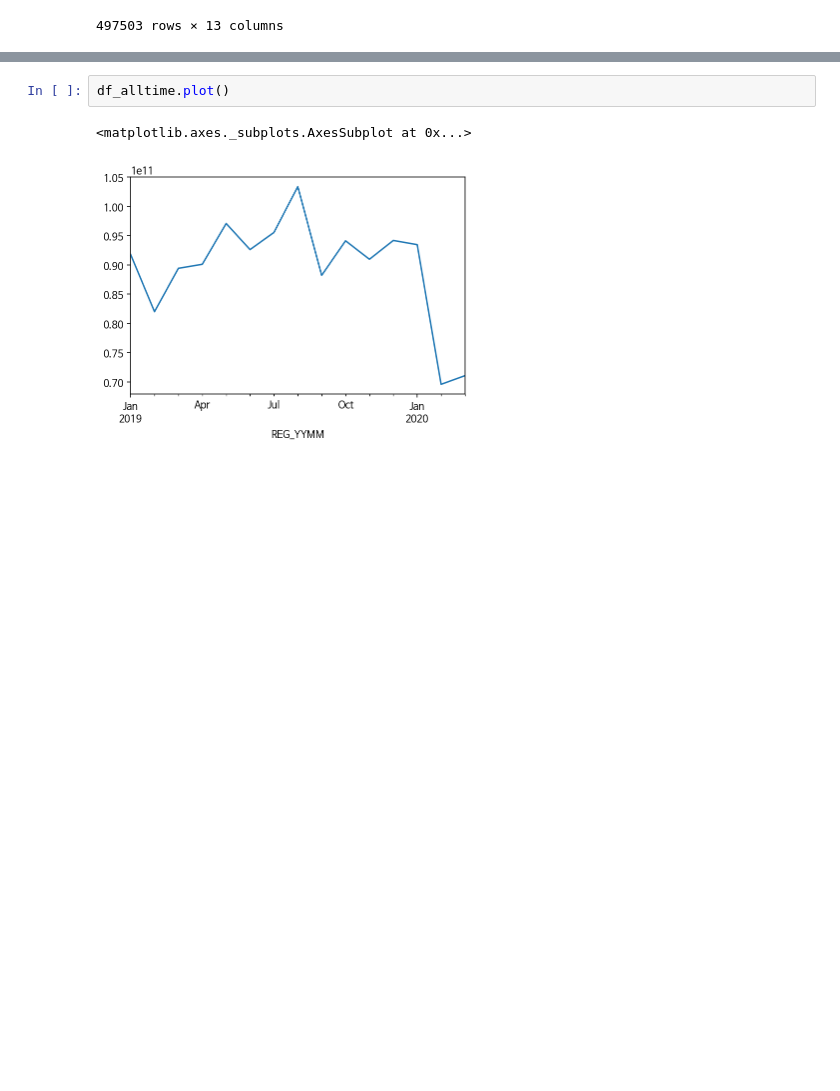
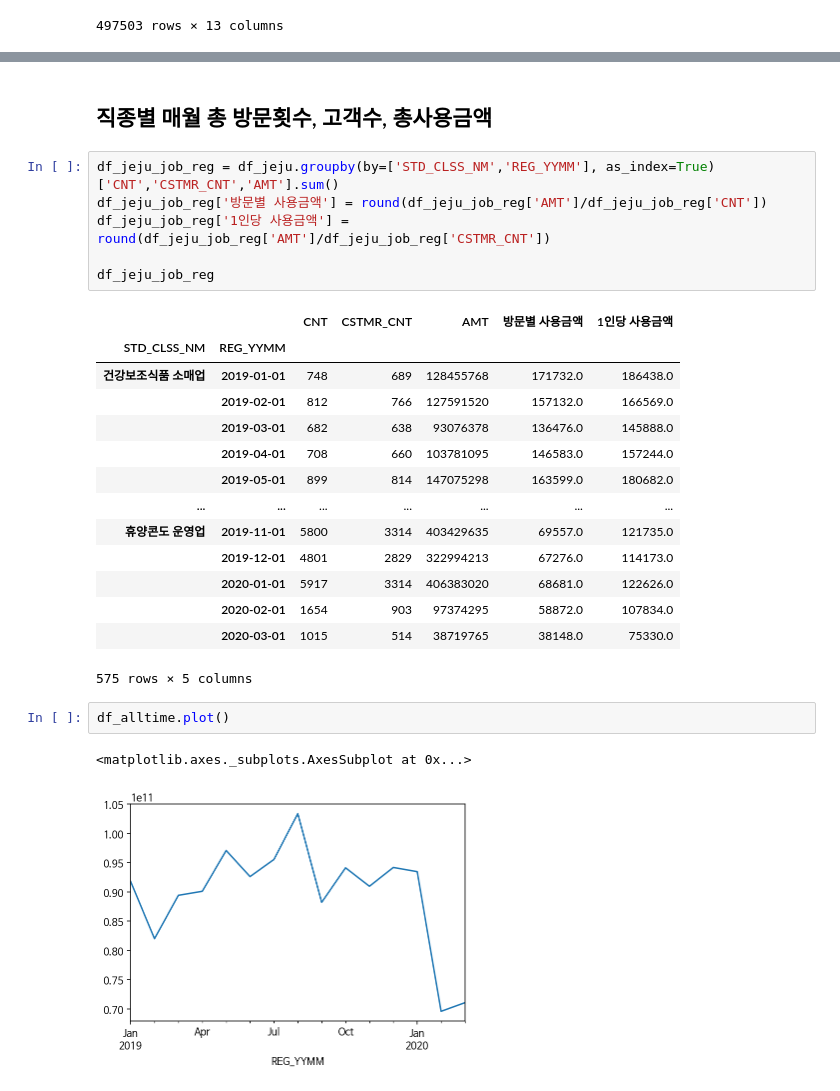
Before and after one commit to YongJinKang/Myproject, a Jupyter notebook: GroupProject/First_Project/JEJU_Visualization.ipynb, the cells around one changed output, grey strips where cells are left out. Cells and saved outputs as stored; diff of their text form; blank space fills up the shorter version.

Commit message:
jeju_upgrade

```diff
--- a/GroupProject/First_Project/JEJU_Visualization.ipynb
+++ b/GroupProject/First_Project/JEJU_Visualization.ipynb
@@ -147,3 +216,26 @@ Name: AMT, dtype: int64
+# %% [markdown]
+## 직종별 매월 총 방문횟수, 고객수, 총사용금액
+# %%
+df_jeju_job_reg = df_jeju.groupby(by=['STD_CLSS_NM','REG_YYMM'], as_index=True)['CNT','CSTMR_CNT','AMT'].sum()
+df_jeju_job_reg['방문별 사용금액'] = round(df_jeju_job_reg['AMT']/df_jeju_job_reg['CNT'])
+df_jeju_job_reg['1인당 사용금액'] = round(df_jeju_job_reg['AMT']/df_jeju_job_reg['CSTMR_CNT'])
+
+df_jeju_job_reg
+# %% [output]
+|  |  | CNT | CSTMR_CNT | AMT | 방문별 사용금액 | 1인당 사용금액 |
+| STD_CLSS_NM | REG_YYMM |  |  |  |  |  |
+| 건강보조식품 소매업 | 2019-01-01 | 748 | 689 | 128455768 | 171732.0 | 186438.0 |
+|  | 2019-02-01 | 812 | 766 | 127591520 | 157132.0 | 166569.0 |
+|  | 2019-03-01 | 682 | 638 | 93076378 | 136476.0 | 145888.0 |
+|  | 2019-04-01 | 708 | 660 | 103781095 | 146583.0 | 157244.0 |
+|  | 2019-05-01 | 899 | 814 | 147075298 | 163599.0 | 180682.0 |
+| ... | ... | ... | ... | ... | ... | ... |
+| 휴양콘도 운영업 | 2019-11-01 | 5800 | 3314 | 403429635 | 69557.0 | 121735.0 |
+|  | 2019-12-01 | 4801 | 2829 | 322994213 | 67276.0 | 114173.0 |
+|  | 2020-01-01 | 5917 | 3314 | 406383020 | 68681.0 | 122626.0 |
+|  | 2020-02-01 | 1654 | 903 | 97374295 | 58872.0 | 107834.0 |
+|  | 2020-03-01 | 1015 | 514 | 38719765 | 38148.0 | 75330.0 |
+575 rows × 5 columns
 # %%
 df_alltime.plot()
 # %% [output]
```
Also changed, not shown: parts of 11 cells of this notebook.
